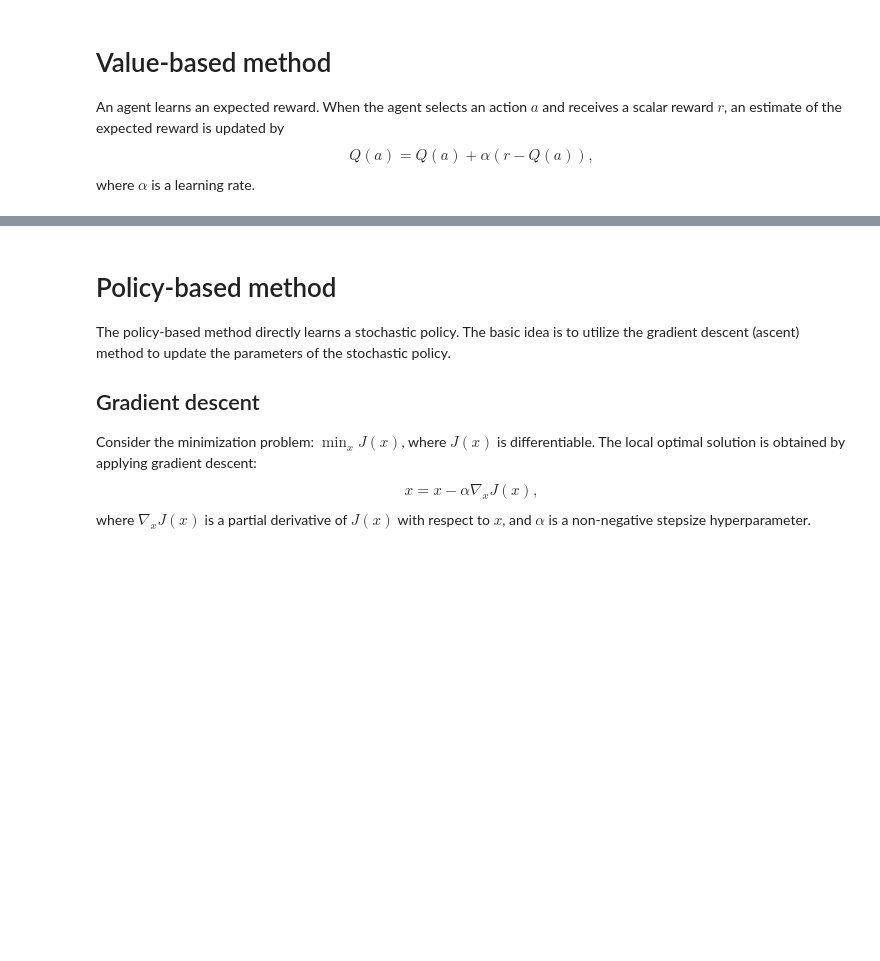
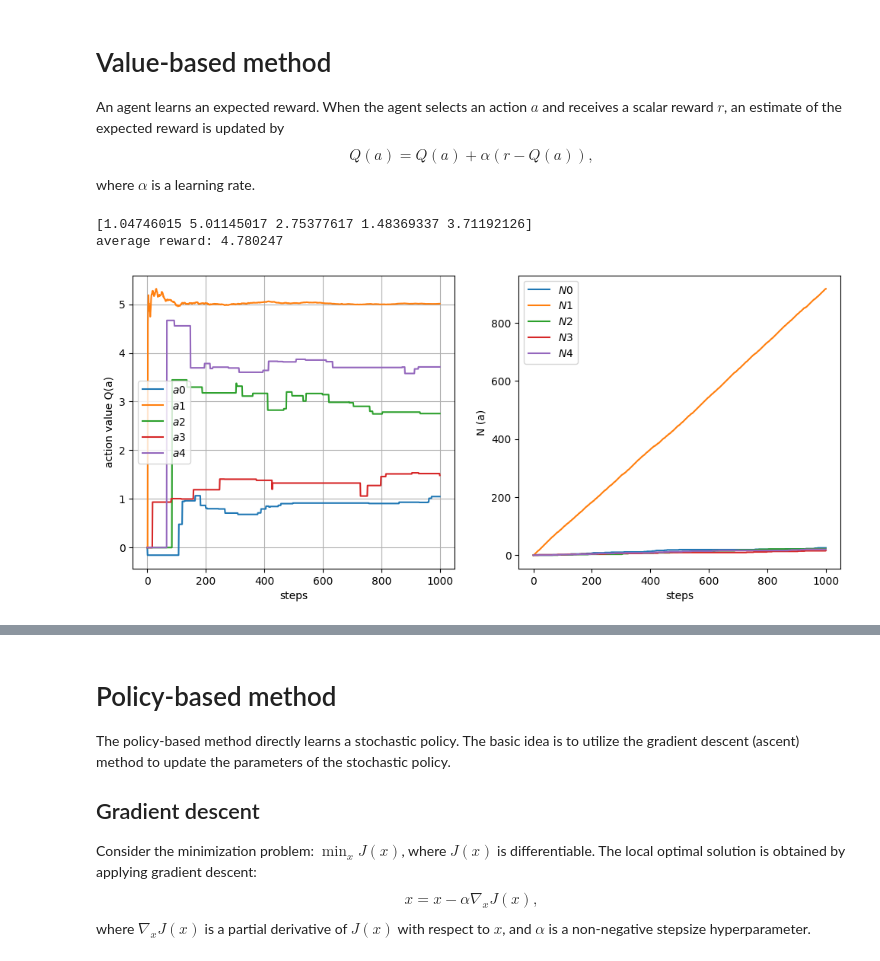
Before and after one commit to uchibe/BIAI, a Jupyter notebook: notebooks/one_state_problem.ipynb, the cells around one changed output, grey strips where cells are left out. Cells and saved outputs as stored; diff of their text form; code cells hidden in the pictures; blank space fills up the shorter version.

```diff
--- a/notebooks/one_state_problem.ipynb
+++ b/notebooks/one_state_problem.ipynb
@@ -228,8 +234,12 @@ def value_based_method(method, beta=1.0, epsilon=0.1, number_of_steps=1000):
     print(Q[:, -1])
     print('average reward: %f' % average_reward)
 # %%
-epsilon = 0.1 #@param {type:"slider", min:0, max:1, step:0.05}
+epsilon = 0.5 #@param {type:"slider", min:0, max:1, step:0.05}
 value_based_method('epsilon', epsilon=epsilon)
+# %% [output]
+[1.04746015 5.01145017 2.75377617 1.48369337 3.71192126]
+average reward: 4.780247
+[figure, added]
 # %%
 beta = 1 #@param {type:"slider", min:0, max:5, step:0.2}
 value_based_method('Boltzmann', beta=beta)
```
Also changed, not shown: parts of 8 cells of this notebook.
